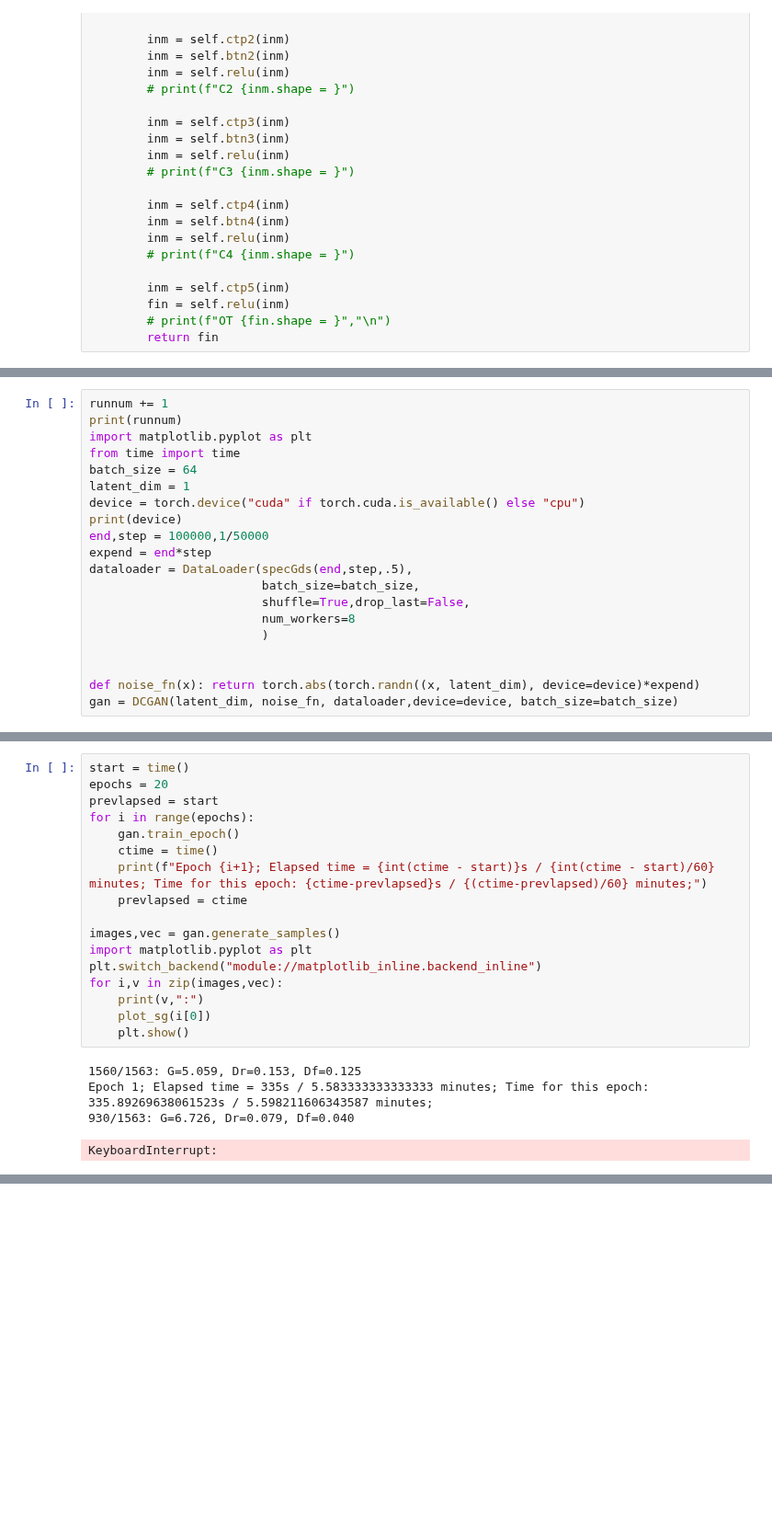
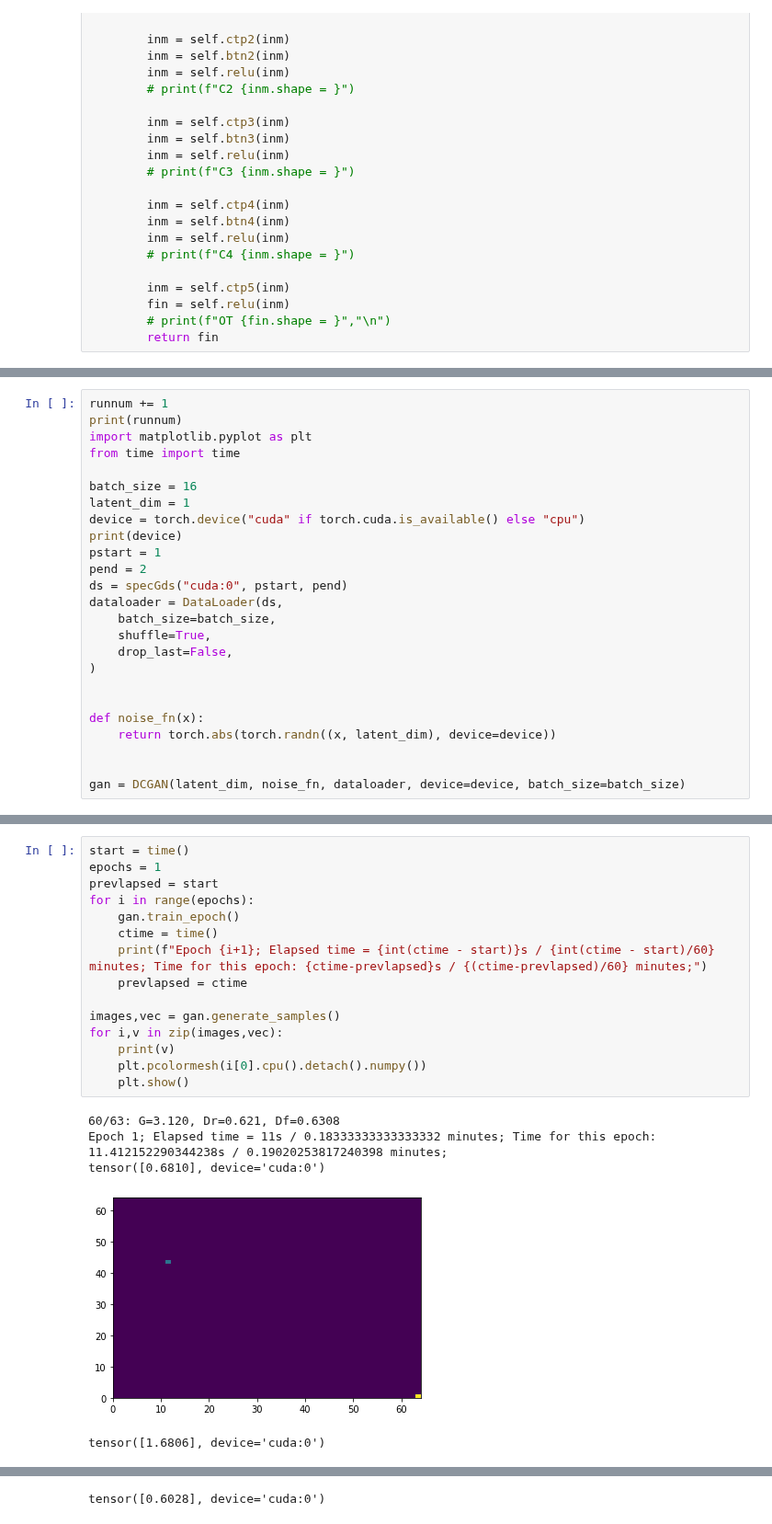
Before and after one commit to aashraychegu/testing_grounds, a Jupyter notebook: ready/gan_test.ipynb, the cells around one changed output, grey strips where cells are left out. Shown at 92% size. Drawn from its saved outputs; the diff is of its cells as text; blank space fills up the shorter version.

```diff
--- a/ready/gan_test.ipynb
+++ b/ready/gan_test.ipynb
@@ -383,19 +383,24 @@ runnum += 1
 print(runnum)
 import matplotlib.pyplot as plt
 from time import time
-batch_size = 64
+
+batch_size = 16
 latent_dim = 1
 device = torch.device("cuda" if torch.cuda.is_available() else "cpu")
 print(device)
-end,step = 100000,1/50000
-expend = end*step
-dataloader = DataLoader(specGds(end,step,.5),
-                        batch_size=batch_size,
-                        shuffle=True,drop_last=False,
-                        num_workers=8
-                        )
+pstart = 1
+pend = 2
+ds = specGds("cuda:0", pstart, pend)
+dataloader = DataLoader(ds,
+    batch_size=batch_size,
+    shuffle=True,
+    drop_last=False,
+)
 
 
-def noise_fn(x): return torch.abs(torch.randn((x, latent_dim), device=device)*expend)
-gan = DCGAN(latent_dim, noise_fn, dataloader,device=device, batch_size=batch_size)
+def noise_fn(x):
+    return torch.abs(torch.randn((x, latent_dim), device=device))
+
+
+gan = DCGAN(latent_dim, noise_fn, dataloader, device=device, batch_size=batch_size)
 # %% [output]
@@ -405,22 +410,21 @@ self.slist.shape = (100000,) | self.numpis = 3 | self.__len__() = 100000
 # %%
 start = time()
-epochs = 20
+epochs = 1
 prevlapsed = start
 for i in range(epochs):
     gan.train_epoch()
     ctime = time()
     print(f"Epoch {i+1}; Elapsed time = {int(ctime - start)}s / {int(ctime - start)/60} minutes; Time for this epoch: {ctime-prevlapsed}s / {(ctime-prevlapsed)/60} minutes;")
     prevlapsed = ctime
 
 images,vec = gan.generate_samples()
-import matplotlib.pyplot as plt
-plt.switch_backend("module://matplotlib_inline.backend_inline")
 for i,v in zip(images,vec):
-    print(v,":")
-    plot_sg(i[0])
+    print(v)
+    plt.pcolormesh(i[0].cpu().detach().numpy())
     plt.show()
 # %% [output]
-1560/1563: G=5.059, Dr=0.153, Df=0.125
-Epoch 1; Elapsed time = 335s / 5.583333333333333 minutes; Time for this epoch: 335.89269638061523s / 5.598211606343587 minutes;
-930/1563: G=6.726, Dr=0.079, Df=0.040
+60/63: G=3.120, Dr=0.621, Df=0.6308
+Epoch 1; Elapsed time = 11s / 0.18333333333333332 minutes; Time for this epoch: 11.412152290344238s / 0.19020253817240398 minutes;
+tensor([0.6810], device='cuda:0')
+[figure, added]
-KeyboardInterrupt:
+tensor([1.6806], device='cuda:0')
@@ -426,0 +432 @@ KeyboardInterrupt:
+tensor([0.6028], device='cuda:0')
```
Also changed, not shown: parts of 6 cells of this notebook, 2 other files.
